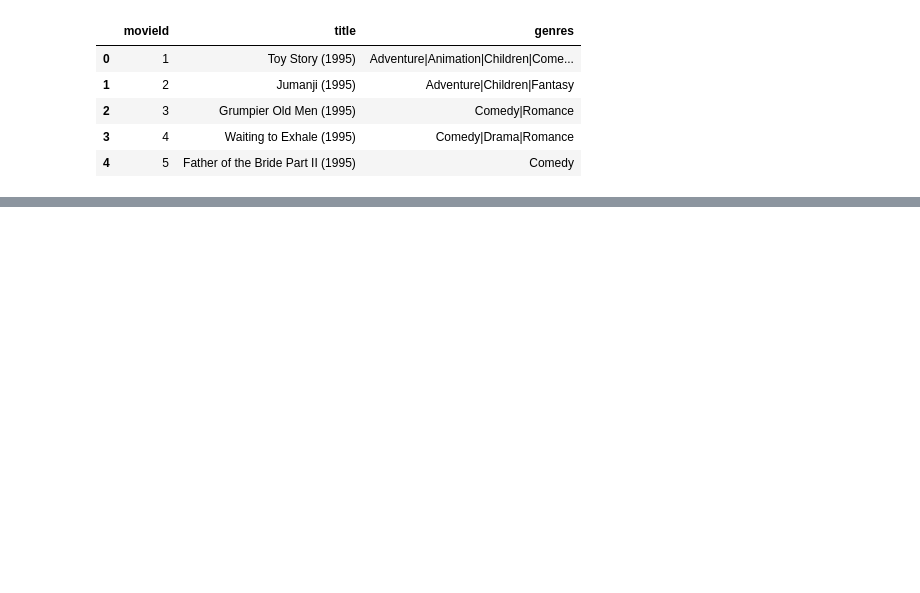
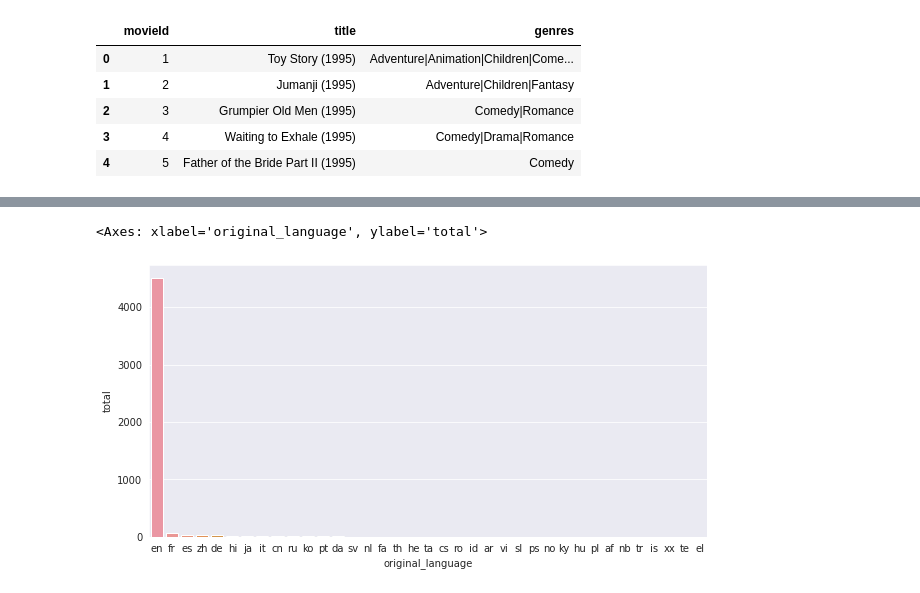
Before and after one commit to alanfmorato/analyzing_movies, a Jupyter notebook: Analisando_Reviews.ipynb, the cells around one changed output, grey strips where cells are left out. Cells and saved outputs as stored; diff of their text form; code cells hidden in the pictures; blank space fills up the shorter version.

```diff
--- a/Analisando_Reviews.ipynb
+++ b/Analisando_Reviews.ipynb
@@ -151,0 +152,2 @@ https://gist.github.com/mwaskom/de44147ed2974457ad6372750bbe5751
+# %%
+df_tmdb = pd.read_csv('/content/drive/MyDrive/Data Studies/Analisando Dados de Filmes/tmdb_5000_movies.csv')
@@ -151,0 +159,4 @@ https://gist.github.com/mwaskom/de44147ed2974457ad6372750bbe5751
+# %%
+cont_language = df_tmdb.original_language.value_counts().to_frame().reset_index()
+cont_language.columns = ["original_language", "total"]
+cont_language
@@ -151,0 +181,6 @@ https://gist.github.com/mwaskom/de44147ed2974457ad6372750bbe5751
+# %%
+plt.figure(figsize = (10,5))
+sns.barplot(data = cont_language, x = 'original_language', y = 'total')
+# %% [output]
+<Axes: xlabel='original_language', ylabel='total'>
+[figure, added]
```
Also changed, not shown: parts of 28 cells of this notebook.
